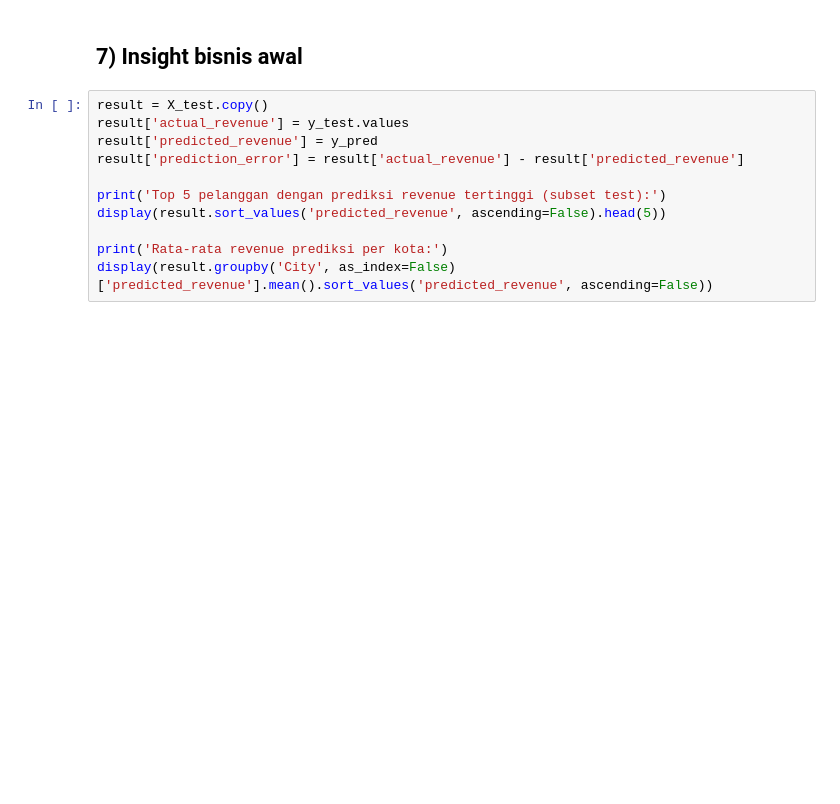
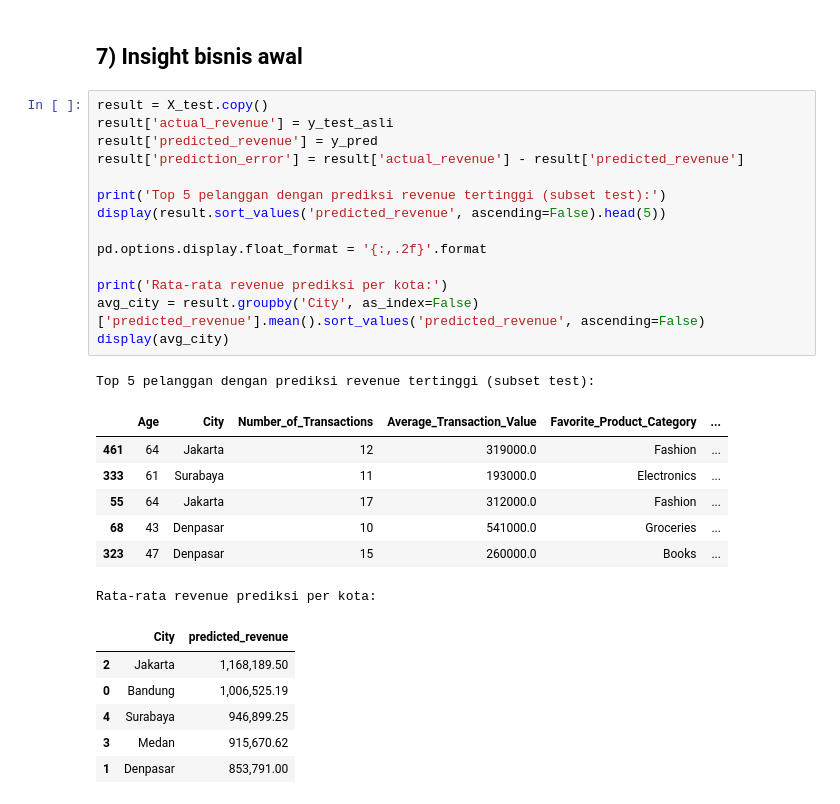
Before and after one commit to AriefMade/ANN_Prediksi_Pendapatan-dari-tipe-pelanggan, a Jupyter notebook: ANN_Business_Intelligence_Starter.ipynb, the cells around one changed output. Cells and saved outputs as stored; diff of their text form; blank space fills up the shorter version.

```diff
--- a/ANN_Business_Intelligence_Starter.ipynb
+++ b/ANN_Business_Intelligence_Starter.ipynb
@@ -153,12 +276,30 @@ plt.show()
 ## 7) Insight bisnis awal
 # %%
 result = X_test.copy()
-result['actual_revenue'] = y_test.values
+result['actual_revenue'] = y_test_asli
 result['predicted_revenue'] = y_pred
 result['prediction_error'] = result['actual_revenue'] - result['predicted_revenue']
 
 print('Top 5 pelanggan dengan prediksi revenue tertinggi (subset test):')
 display(result.sort_values('predicted_revenue', ascending=False).head(5))
 
+pd.options.display.float_format = '{:,.2f}'.format
+
 print('Rata-rata revenue prediksi per kota:')
-display(result.groupby('City', as_index=False)['predicted_revenue'].mean().sort_values('predicted_revenue', ascending=False))
+avg_city = result.groupby('City', as_index=False)['predicted_revenue'].mean().sort_values('predicted_revenue', ascending=False)
+display(avg_city)
+# %% [output]
+Top 5 pelanggan dengan prediksi revenue tertinggi (subset test):
+|  | Age | City | Number_of_Transactions | Average_Transaction_Value | Favorite_Product_Category | ... |
+| 461 | 64 | Jakarta | 12 | 319000.0 | Fashion | ... |
+| 333 | 61 | Surabaya | 11 | 193000.0 | Electronics | ... |
+| 55 | 64 | Jakarta | 17 | 312000.0 | Fashion | ... |
+| 68 | 43 | Denpasar | 10 | 541000.0 | Groceries | ... |
+| 323 | 47 | Denpasar | 15 | 260000.0 | Books | ... |
+Rata-rata revenue prediksi per kota:
+|  | City | predicted_revenue |
+| 2 | Jakarta | 1,168,189.50 |
+| 0 | Bandung | 1,006,525.19 |
+| 4 | Surabaya | 946,899.25 |
+| 3 | Medan | 915,670.62 |
+| 1 | Denpasar | 853,791.00 |
```
Also changed, not shown: parts of 7 cells of this notebook, 1 other file.
